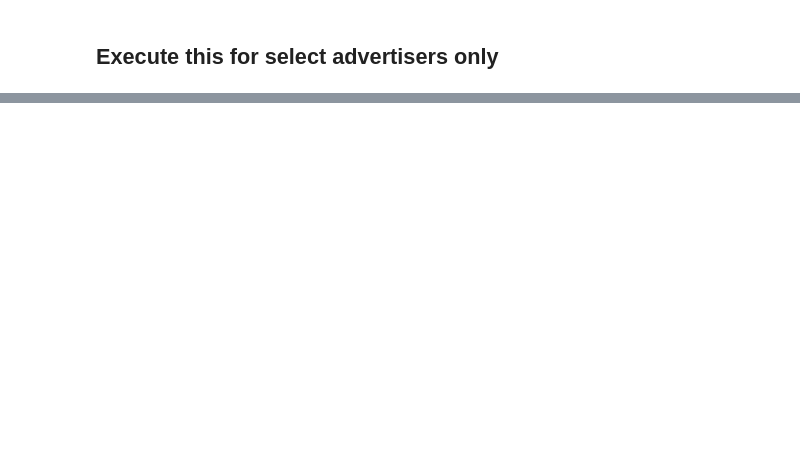
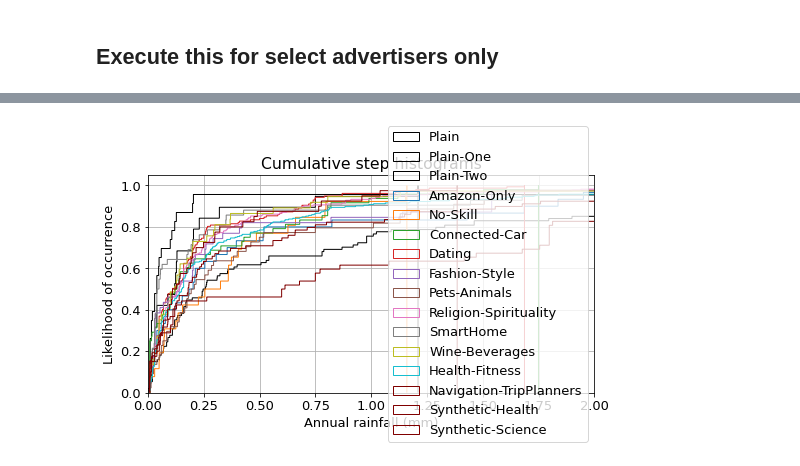
Before and after one commit to pooneh-nb/voice_assistance, a Jupyter notebook: process-bids.ipynb, the cells around one changed output, grey strips where cells are left out. Cells and saved outputs as stored; diff of their text form; code cells hidden in the pictures; blank space fills up the shorter version.

```diff
--- a/process-bids.ipynb
+++ b/process-bids.ipynb
@@ -739,0 +717,52 @@ x_data = np.arange(len(control_list + test_list)) + 1
+# %%
+np.random.seed(19680801)
+
+# mu = 200
+# sigma = 25
+# n_bins = 50
+# x = np.random.normal(mu, sigma, size=100)
+
+fig, ax = plt.subplots(figsize=(8, 4))
+
+# plot the cumulative histogram
+n, bins, patches = ax.hist(data[0], 50000, color='black', label = control_test_labels[0], density=True, histtype='step', cumulative=True)
+n, bins, patches = ax.hist(data[1], 50000, color='black', label = control_test_labels[1], density=True, histtype='step', cumulative=True)
+n, bins, patches = ax.hist(data[2], 50000, color='black', label = control_test_labels[2], density=True, histtype='step', cumulative=True)
+
+for i in range(3,13):
+    n, bins, patches = ax.hist(data[i], 50000, color=plt.cm.get_cmap('tab10').colors[i-3], label = control_test_labels[i], density=True, histtype='step', cumulative=True)
+
+# n, bins, patches = ax.hist(data[10], 50000, color='black', label = control_test_labels[10], density=True, histtype='step', cumulative=True)
+# n, bins, patches = ax.hist(data[11], 50000, color='yellow', label = control_test_labels[11], density=True, histtype='step', cumulative=True)
+# n, bins, patches = ax.hist(data[12], 50000, color='magenta', label = control_test_labels[12], density=True, histtype='step', cumulative=True)
+n, bins, patches = ax.hist(data[13], 50000, color='maroon', label = control_test_labels[13], density=True, histtype='step', cumulative=True)
+n, bins, patches = ax.hist(data[14], 50000, color='maroon', label = control_test_labels[14], density=True, histtype='step', cumulative=True)
+n, bins, patches = ax.hist(data[15], 50000, color='maroon', label = control_test_labels[15], density=True, histtype='step', cumulative=True)
+
+
+
+# # Add a line showing the expected distribution.
+# y = ((1 / (np.sqrt(2 * np.pi) * sigma)) *
+#      np.exp(-0.5 * (1 / sigma * (bins - mu))**2))
+# y = y.cumsum()
+# y /= y[-1]
+
+# ax.plot(bins, y, 'k--', linewidth=1.5, label='Theoretical')
+
+# # Overlay a reversed cumulative histogram.
+# ax.hist(x, bins=bins, density=True, histtype='step', cumulative=-1,
+#         label='Reversed emp.')
+
+# tidy up the figure
+ax.set_xlim([0, 2])
+
+
+ax.grid(True)
+ax.legend(loc='right')
+ax.set_title('Cumulative step histograms')
+ax.set_xlabel('Annual rainfall (mm)')
+ax.set_ylabel('Likelihood of occurrence')
+
+plt.show()
+# %% [output]
+[figure, added]
```
Also changed, not shown: parts of 52 cells of this notebook, 12 other files.
